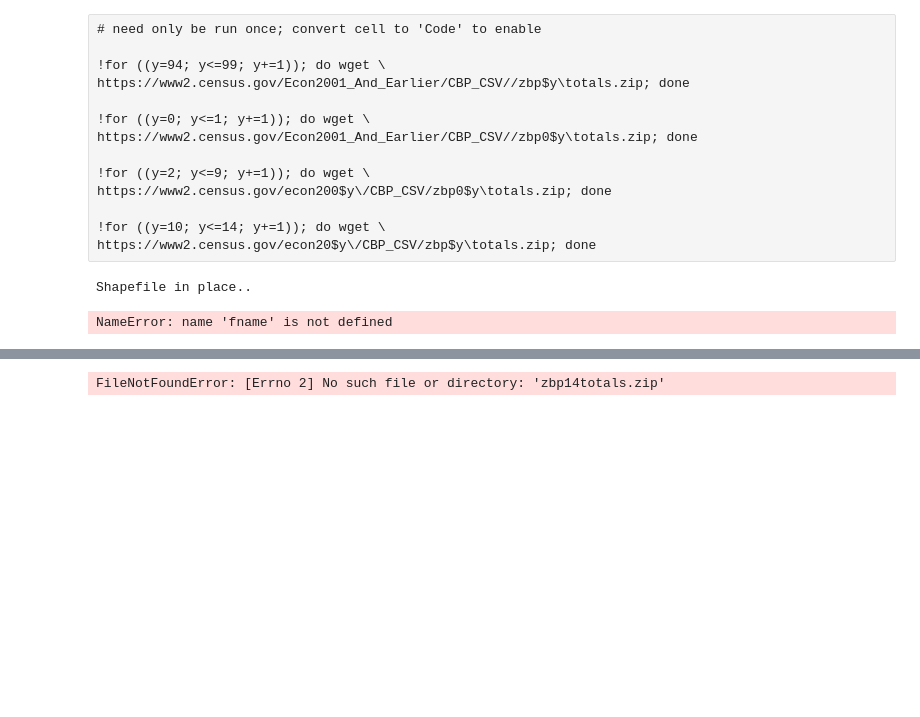
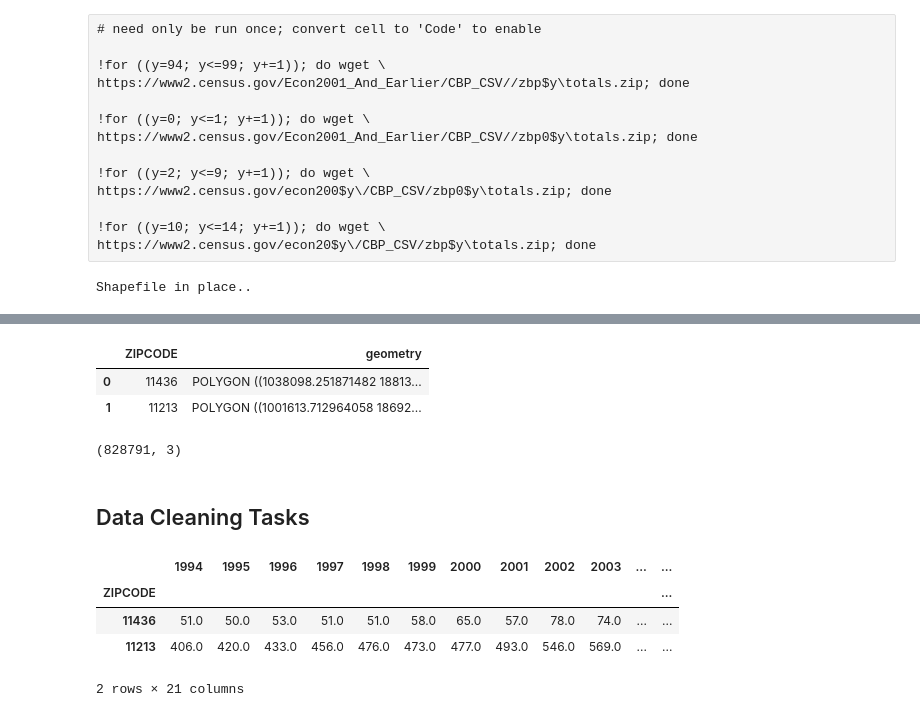
Before and after one commit to charlie-moffett/PUI2017_cm4698, a Jupyter notebook: HW11_cm4698/Assignment1_cm4698.ipynb, the cells around one changed output, grey strips where cells are left out. Drawn from its saved outputs; the diff is of its cells as text; code cells hidden in the pictures; blank space fills up the shorter version.

```diff
--- a/HW11_cm4698/Assignment1_cm4698.ipynb
+++ b/HW11_cm4698/Assignment1_cm4698.ipynb
@@ -68,11 +58,4 @@ if os.path.isdir(PUIdata + '/ZIP_CODES'):
             shpfile = file
 # %% [output]
 Shapefile in place..
-# %%
-import pandas as pd
-import zipfile
-zf = zipfile.ZipFile(fname)
-df = pd.read_csv(zf.open(fname.replace('.zip','.txt')))
-# %% [output]
-NameError: name 'fname' is not defined
 # %%
@@ -83,8 +66,16 @@ zipdf.head(2)
 |  | ZIPCODE | BLDGZIP | PO_NAME | POPULATION | AREA | STATE | COUNTY | ST_FIPS | CTY_FIPS | URL | ... |
 | 0 | 11436 | 0 | Jamaica | 18681.0 | 2.269930e+07 | NY | Queens | 36 | 081 | http://www.usps.com/ | ... |
 | 1 | 11213 | 0 | Brooklyn | 62426.0 | 2.963100e+07 | NY | Kings | 36 | 047 | http://www.usps.com/ | ... |
+# %%
+dfzip = dfzip[['ZIPCODE', 'geometry']]
+dfzip['ZIPCODE'] = pd.to_numeric(dfzip['ZIPCODE'])
+dfzip.head(2)
+# %% [output]
+|  | ZIPCODE | geometry |
+| 0 | 11436 | POLYGON ((1038098.251871482 18813... |
+| 1 | 11213 | POLYGON ((1001613.712964058 18692... |
 # %%
-df_ = pd.DataFrame()
+ts_df = pd.DataFrame()
 # %%
 for i in range(94,100):
     fname='zbp' + str(i) + 'totals.zip'
@@ -93,4 +84,18 @@ for i in range(94,100):
     df = pd.read_csv(zf.open(fname.replace('.zip','.txt'))).assign(year=time)
     df.columns = [x.upper() for x in df.columns]
     df = df[['ZIP', 'EST', 'YEAR']]
-    df_ = df_.append(df)
+    ts_df = ts_df.append(df)
+
+
+for i in range(0,15):
+    fname='zbp' + str(i).zfill(2) + 'totals.zip'
+    time = 2000 + i
+    zf = zipfile.ZipFile(PUIdata + '/' + fname)
+    df = pd.read_csv(zf.open(fname.replace('.zip','.txt'))).assign(year=time)
+    df.columns = [x.upper() for x in df.columns]
+    df = df[['ZIP', 'EST', 'YEAR']]
+    ts_df = ts_df.append(df)
+
+ts_df.shape
+# %% [output]
+(828791, 3)
@@ -106,7 +101,0 @@ for i in range(0,15):
-# %%
-zf = zipfile.ZipFile(fname)
-df = pd.read_csv(zf.open(fname.replace('.zip','.txt')))
-zipdf = gpd.GeoDataFrame.from_file(PUIdata + '/ZIP_CODES/' + shpfile)
-zipdf.head(2)
-# %% [output]
-FileNotFoundError: [Errno 2] No such file or directory: 'zbp14totals.zip'
@@ -116,0 +102,2 @@ zipdf.head()
+# %% [markdown]
+## Data Cleaning Tasks
@@ -116,0 +108,11 @@ zipdf.head()
+# %%
+merge_df = dfzip.merge(ts_df, right_index=True, left_on='ZIPCODE')
+merge_df.drop('geometry', axis=1, inplace=True)
+merge_df.set_index('ZIPCODE', inplace=True)
+merge_df.head(2)
+# %% [output]
+|  | 1994 | 1995 | 1996 | 1997 | 1998 | 1999 | 2000 | 2001 | 2002 | 2003 | ... | ... |
+| ZIPCODE |  |  |  |  |  |  |  |  |  |  |  | ... |
+| 11436 | 51.0 | 50.0 | 53.0 | 51.0 | 51.0 | 58.0 | 65.0 | 57.0 | 78.0 | 74.0 | ... | ... |
+| 11213 | 406.0 | 420.0 | 433.0 | 456.0 | 476.0 | 473.0 | 477.0 | 493.0 | 546.0 | 569.0 | ... | ... |
+2 rows × 21 columns
```
Also changed, not shown: parts of 9 cells of this notebook.
